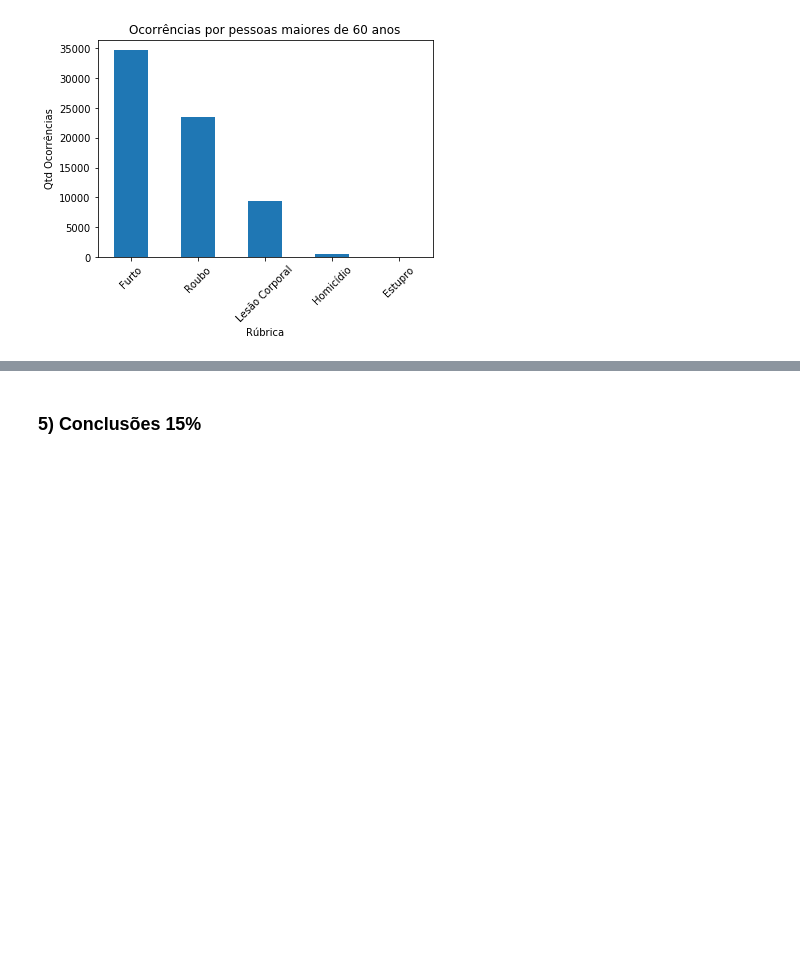
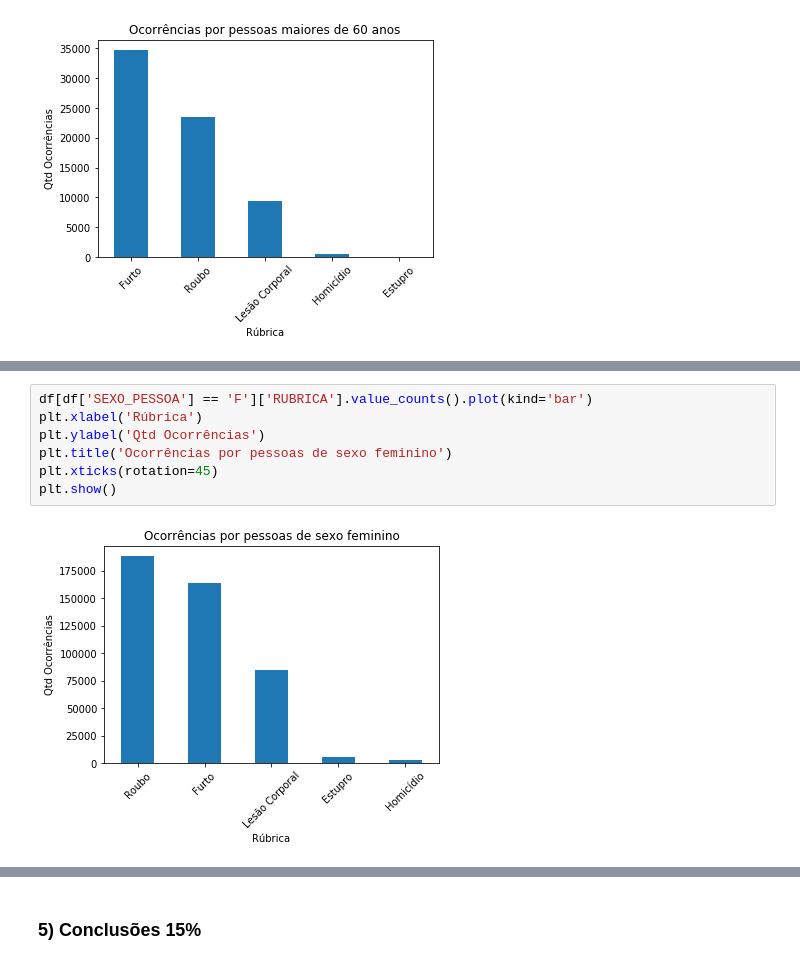
Before and after one commit to PedroHJSantos/aed_projeto_1, a Jupyter notebook: template.ipynb, the cells around one changed output, grey strips where cells are left out. Cells and saved outputs as stored; diff of their text form; blank space fills up the shorter version.

```diff
--- a/template.ipynb
+++ b/template.ipynb
@@ -776,0 +777,9 @@ Quantidade de roubos sofridos por pessoas do sexo indefinido:
+# %%
+df[df['SEXO_PESSOA'] == 'F']['RUBRICA'].value_counts().plot(kind='bar')
+plt.xlabel('Rúbrica')
+plt.ylabel('Qtd Ocorrências')
+plt.title('Ocorrências por pessoas de sexo feminino')
+plt.xticks(rotation=45)
+plt.show()
+# %% [output]
+[figure, added]
```
Also changed, not shown: parts of 4 cells of this notebook.
